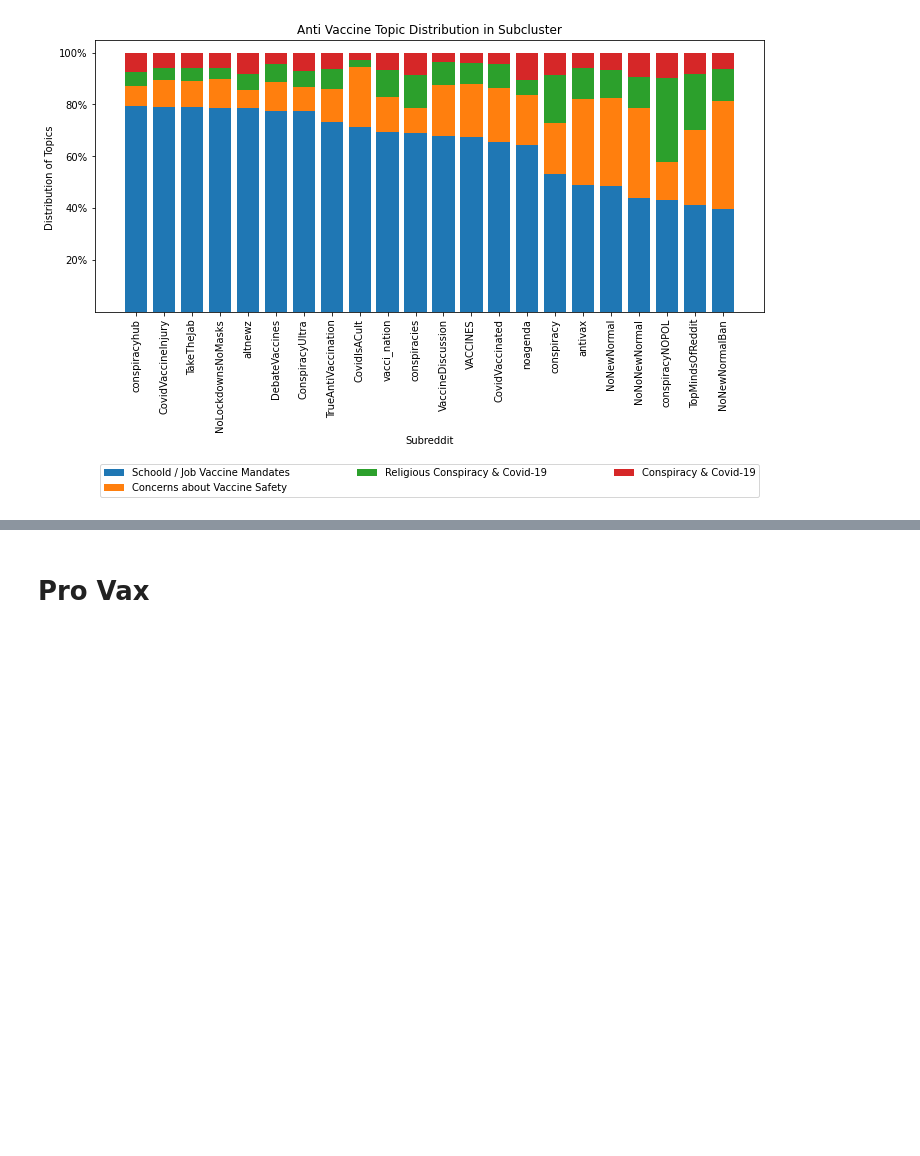
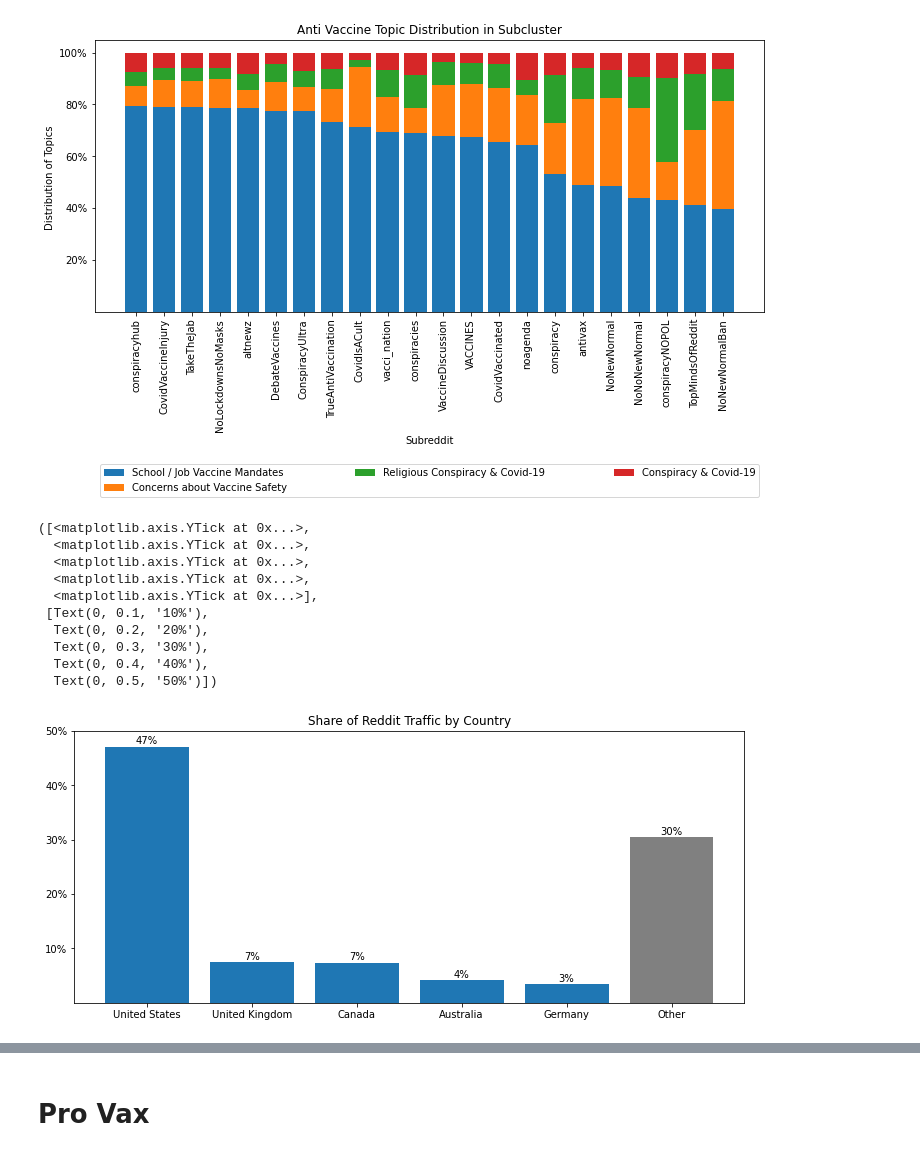
Before and after one commit to jvschlierf/networkthesis, a Jupyter notebook: analysis/topic_model_vis.ipynb, the cells around one changed output, grey strips where cells are left out. Drawn from its saved outputs; the diff is of its cells as text; code cells hidden in the pictures; blank space fills up the shorter version.

Commit message:
last graphs

```diff
--- a/analysis/topic_model_vis.ipynb
+++ b/analysis/topic_model_vis.ipynb
@@ -160,3 +160,28 @@ plt.legend(bbox_to_anchor=(-0. , -.7, 1, 8), loc="lower left", mode="expand", nc
 plt.savefig('../../Visualizations/RQ2/A_topics_distr.png', dpi=600, bbox_inches='tight')
 # %% [output]
 [figure]
+# %%
+
+reddit_rates = [0.4713, 0.0748, 0.0736, 0.0415, 0.0340, 0.3048]
+countries = ['United States', 'United Kingdom', 'Canada', 'Australia', 'Germany', 'Other']
+# %%
+def addlabels(x,y):
+    for i in range(len(x)):
+        plt.text(i, (y[i] + 0.005), "{0:.00%}".format(y[i]), ha = 'center')
+fig, ax = plt.subplots(figsize = (12, 5))
+ax.bar(countries, reddit_rates, label='Reddit', color = ['tab:blue', 'tab:blue', 'tab:blue', 'tab:blue', 'tab:blue', 'gray'])
+addlabels(countries, reddit_rates)
+plt.title("Share of Reddit Traffic by Country")
+plt.yticks(ticks=[0.1, 0.2, 0.3, 0.4, 0.5], labels=["10%", "20%", "30%", "40%", "50%"])
+# %% [output]
+([<matplotlib.axis.YTick at 0x...>,
+  <matplotlib.axis.YTick at 0x...>,
+  <matplotlib.axis.YTick at 0x...>,
+  <matplotlib.axis.YTick at 0x...>,
+  <matplotlib.axis.YTick at 0x...>],
+ [Text(0, 0.1, '10%'),
+  Text(0, 0.2, '20%'),
+  Text(0, 0.3, '30%'),
+  Text(0, 0.4, '40%'),
+  Text(0, 0.5, '50%')])
+[figure, added]
```
Also changed, not shown: parts of 5 cells of this notebook.
